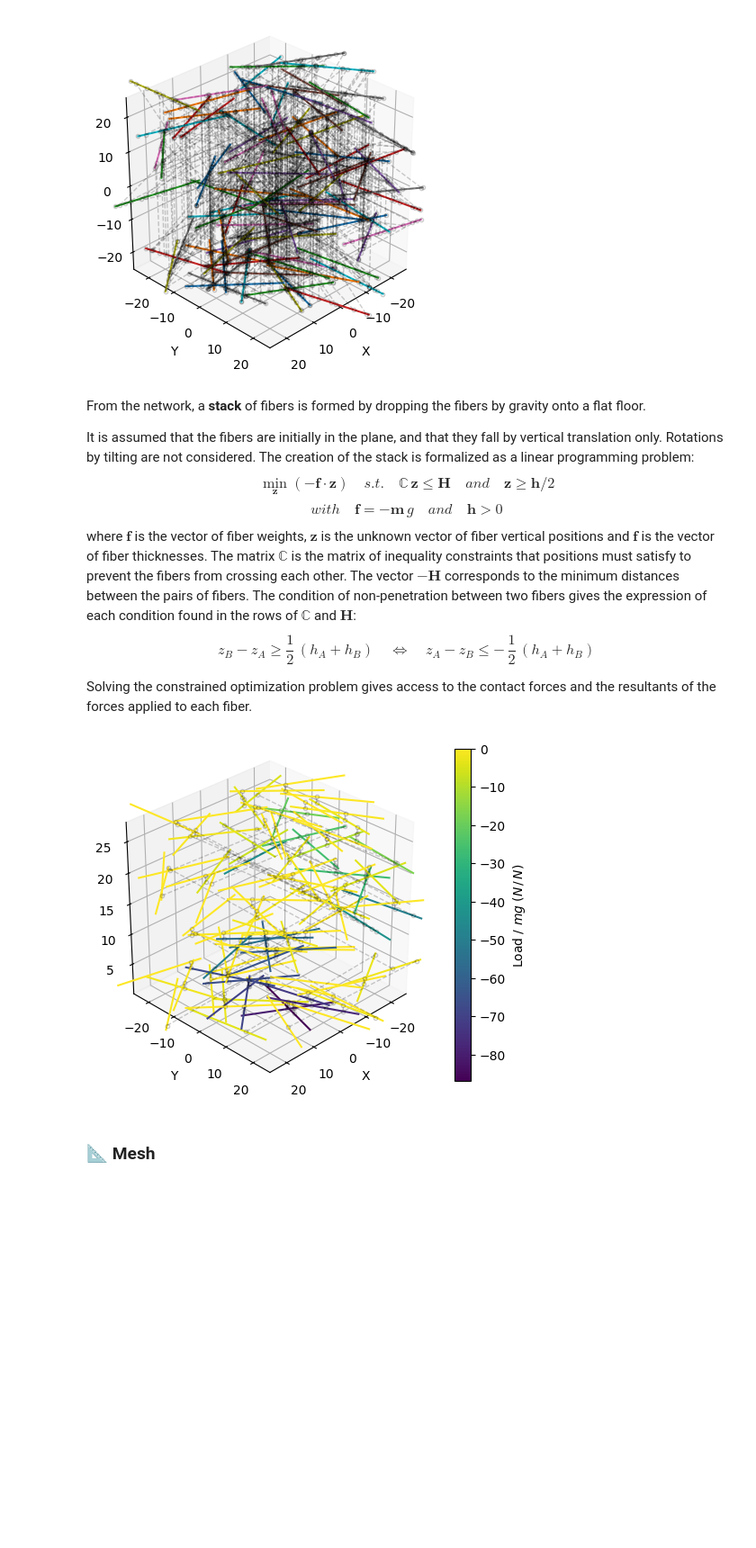
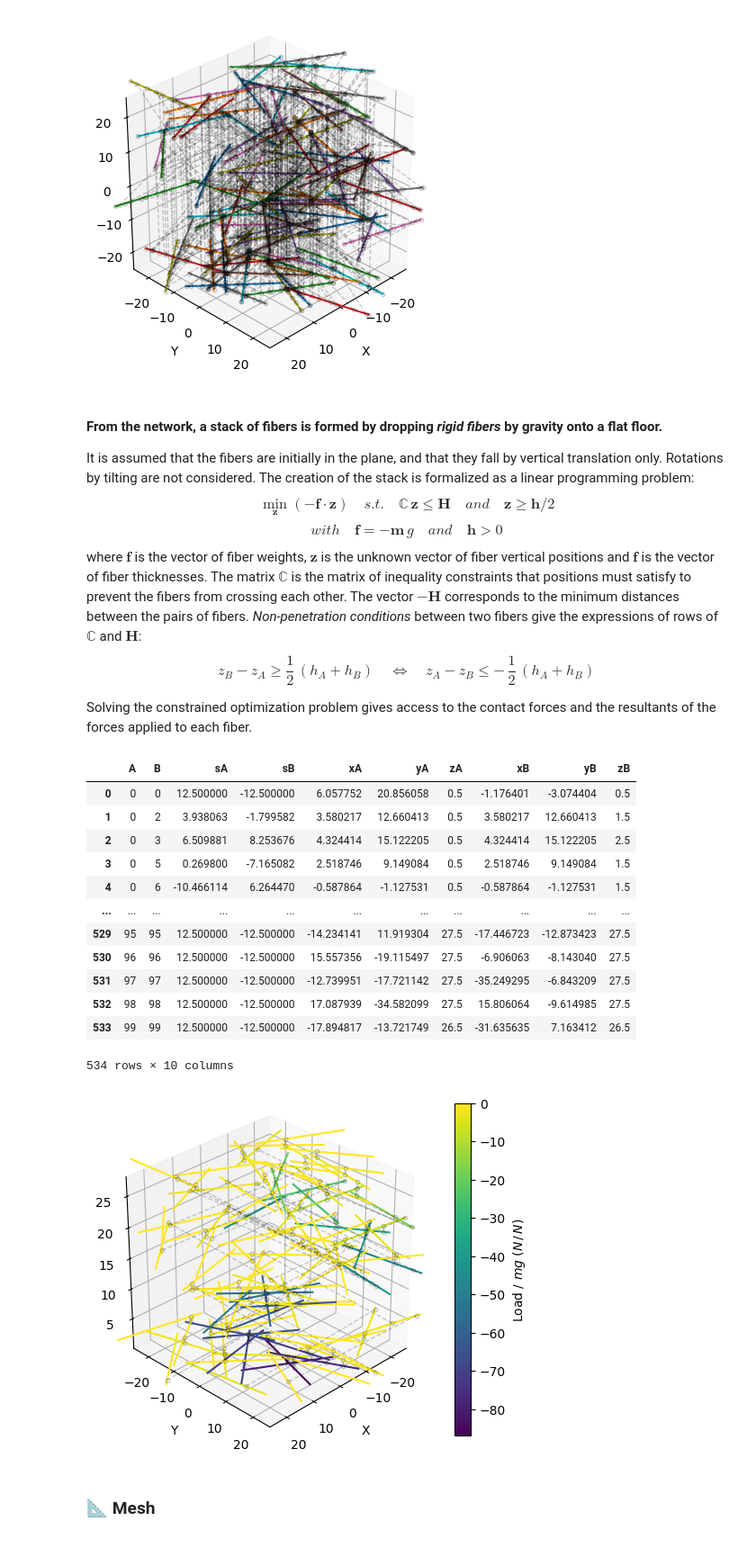
Before and after one commit to meyer-nils/fibermat, a Jupyter notebook: jupyter-notebook.ipynb, the cells around one changed output. Shown at 90% size. Saved outputs shown, nothing was run; the diff lists cells and outputs as text; code cells hidden in the pictures; blank space fills up the shorter version.

```diff
--- a/jupyter-notebook.ipynb
+++ b/jupyter-notebook.ipynb
@@ -289,14 +285,17 @@ ax.view_init(azim=45, elev=30, roll=0)
 if len(mat):
     # Draw fibers
     for i in tqdm(range(len(mat)), desc="Draw fibers"):
+        # Get fiber data
         fiber = mat.iloc[i]
+        # Calculate fiber end points
         A = fiber[[*"xyz"]].values - 0.5 * fiber.l * fiber[[*"uvw"]].values
         B = fiber[[*"xyz"]].values + 0.5 * fiber.l * fiber[[*"uvw"]].values
-        plt.plot(*np.c_[A, B])
-if len(net):
-    # Draw nodes
+        plt.plot(*np.c_[A, B], c=plt.cm.tab10(i % 10))
+if len(points):
+    # Draw contacts
     for point in tqdm(points, desc="Draw nodes"):
         plt.plot(*point.T, '--ok', lw=1, mfc='none', ms=3, alpha=0.2)
+# Set drawing box dimensions
 ax.set_xlim(-0.5 * net.attrs["size"], 0.5 * net.attrs["size"])
 ax.set_ylim(-0.5 * net.attrs["size"], 0.5 * net.attrs["size"])
 plt.show()
@@ -317,8 +316,7 @@ plt.show()
 MatplotlibButton(button_style='primary', description='%matplotlib inline', style=ButtonStyle())
 [figure]
 # %% [markdown]
-From the network, a **stack** of fibers is formed by dropping the fibers by gravity onto a flat floor.
-
+#### From the network, a stack of fibers is formed by dropping ***rigid fibers*** by gravity onto a flat floor.
 It is assumed that the fibers are initially in the plane, and that they fall by vertical translation only. Rotations by tilting are not considered. The creation of the stack is formalized as a linear programming problem:
 $$
         \min_{\mathbf{z}}(-\mathbf{f} \cdot \mathbf{z}) \quad s.t. \quad \mathbb{C} \, \mathbf{z} \leq \mathbf{H} \quad and \quad \mathbf{z} \geq \mathbf{h} / 2
@@ -326,7 +324,7 @@ $$
 $$
     with \quad \mathbf{f} = -\mathbf{m} \, g \quad and \quad \mathbf{h} > 0
 $$
-where $\mathbf{f}$ is the vector of fiber weights, $\mathbf{z}$ is the unknown vector of fiber vertical positions and $\mathbf{f}$ is the vector of fiber thicknesses. The matrix $\mathbb{C}$ is the matrix of inequality constraints that positions must satisfy to prevent the fibers from crossing each other. The vector $-\mathbf{H}$ corresponds to the minimum distances between the pairs of fibers. The condition of non-penetration between two fibers gives the expression of each condition found in the rows of $\mathbb{C}$ and $\mathbf{H}$:
+where $\mathbf{f}$ is the vector of fiber weights, $\mathbf{z}$ is the unknown vector of fiber vertical positions and $\mathbf{f}$ is the vector of fiber thicknesses. The matrix $\mathbb{C}$ is the matrix of inequality constraints that positions must satisfy to prevent the fibers from crossing each other. The vector $-\mathbf{H}$ corresponds to the minimum distances between the pairs of fibers. *Non-penetration conditions* between two fibers give the expressions of rows of $\mathbb{C}$ and $\mathbf{H}$:
 $$
     z_B - z_A \geq \frac{1}{2} \, (h_A + h_B) \quad \Leftrightarrow \quad z_A - z_B \leq - \, \frac{1}{2} \, (h_A + h_B)
 $$
@@ -340,19 +336,17 @@ mat = Mat(**inputs)
 # Build the fiber network
 net = Net(mat, **inputs)
 # Stack fibers
-stack = Stack(mat, net)
+stack = Stack(net, **inputs)
+
+display(stack)
 
 # Get the linear system
-C, mg, H, h = Stack.constraint(mat, net)
-linsol = Stack.solve(mat, net)
+C, mg, H, h = Stack.constraint(stack, **inputs)
+linsol = Stack.solve(stack, **inputs)
 # Contact force
 f = linsol.ineqlin.marginals
 # Resulting force
 load = 0.5 * f @ np.abs(C) + 0.5 * f @ C
-
-# Check data
-Stack.check(stack)  # or `stack.check()`
-# -> returns True if correct, otherwise it raises an error.
 
 # Normalize by fiber weight
 load /= np.pi / 4 * mat[[*"lbh"]].prod(axis=1).mean()
@@ -363,34 +357,47 @@ points = (stack[stack.A < stack.B][["xA", "yA", "zA", "xB", "yB", "zB"]]
 cmap = plt.cm.viridis
 color = interp1d([np.min(load), np.max(load)], [0, 1])
 
 # Figure
 fig, ax = plt.subplots(subplot_kw=dict(projection='3d', aspect='equal',
                                        xlabel="X", ylabel="Y", zlabel="Z"))
 ax.view_init(azim=45, elev=30, roll=0)
 if len(mat):
     # Draw fibers
     for i in tqdm(range(len(mat)), desc="Draw fibers"):
         # Get fiber data
         fiber = mat.iloc[i]
         # Calculate fiber end points
         A = fiber[[*"xyz"]].values - 0.5 * fiber.l * fiber[[*"uvw"]].values
         B = fiber[[*"xyz"]].values + 0.5 * fiber.l * fiber[[*"uvw"]].values
         plt.plot(*np.c_[A, B], c=cmap(color(load[i])))
 if len(points):
     # Draw contacts
     for point in tqdm(points[~np.isclose(f, 0)], desc="Draw nodes"):
         plt.plot(*point.T, '--ok', lw=1, mfc='none', ms=3, alpha=0.2)
 # Set drawing box dimensions
 ax.set_xlim(-0.5 * stack.attrs["size"], 0.5 * stack.attrs["size"])
 ax.set_ylim(-0.5 * stack.attrs["size"], 0.5 * stack.attrs["size"])
 # Add a color bar
 norm = plt.Normalize(vmin=np.min(load), vmax=np.max(load))
 smap = plt.cm.ScalarMappable(cmap=cmap, norm=norm)
 cbar = plt.colorbar(smap, ax=ax)
 cbar.set_label("Load / $mg$ ($N\,/\,N$)")
 plt.show()
 # %% [output]
+|  | A | B | sA | sB | xA | yA | zA | xB | yB | zB |
+| 0 | 0 | 0 | 12.500000 | -12.500000 | 6.057752 | 20.856058 | 0.5 | -1.176401 | -3.074404 | 0.5 |
+| 1 | 0 | 2 | 3.938063 | -1.799582 | 3.580217 | 12.660413 | 0.5 | 3.580217 | 12.660413 | 1.5 |
+| 2 | 0 | 3 | 6.509881 | 8.253676 | 4.324414 | 15.122205 | 0.5 | 4.324414 | 15.122205 | 2.5 |
+| 3 | 0 | 5 | 0.269800 | -7.165082 | 2.518746 | 9.149084 | 0.5 | 2.518746 | 9.149084 | 1.5 |
+| 4 | 0 | 6 | -10.466114 | 6.264470 | -0.587864 | -1.127531 | 0.5 | -0.587864 | -1.127531 | 1.5 |
+| ... | ... | ... | ... | ... | ... | ... | ... | ... | ... | ... |
+| 529 | 95 | 95 | 12.500000 | -12.500000 | -14.234141 | 11.919304 | 27.5 | -17.446723 | -12.873423 | 27.5 |
+| 530 | 96 | 96 | 12.500000 | -12.500000 | 15.557356 | -19.115497 | 27.5 | -6.906063 | -8.143040 | 27.5 |
+| 531 | 97 | 97 | 12.500000 | -12.500000 | -12.739951 | -17.721142 | 27.5 | -35.249295 | -6.843209 | 27.5 |
+| 532 | 98 | 98 | 12.500000 | -12.500000 | 17.087939 | -34.582099 | 27.5 | 15.806064 | -9.614985 | 27.5 |
+| 533 | 99 | 99 | 12.500000 | -12.500000 | -17.894817 | -13.721749 | 26.5 | -31.635635 | 7.163412 | 26.5 |
+534 rows × 10 columns
-[figure, old version]
+[figure, new version]
 # %% [markdown]
 ### 📐 Mesh
 <a id="mesh"></a>
```
Also changed, not shown: parts of 19 cells of this notebook, 4 other files.
